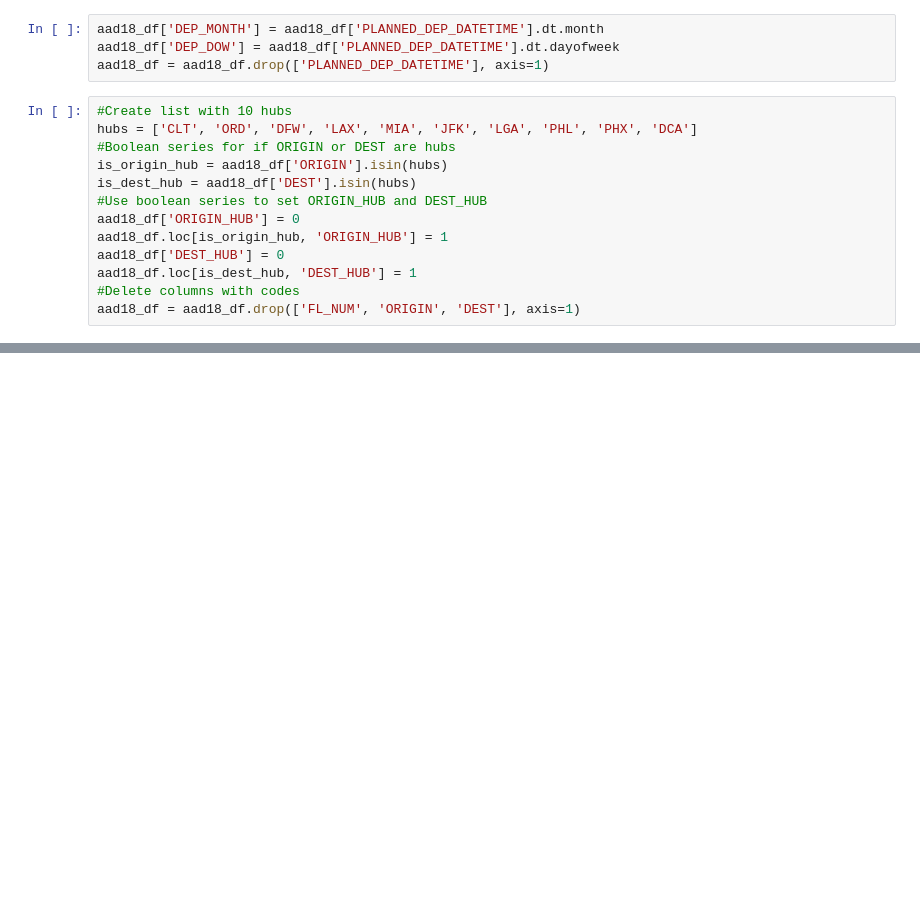
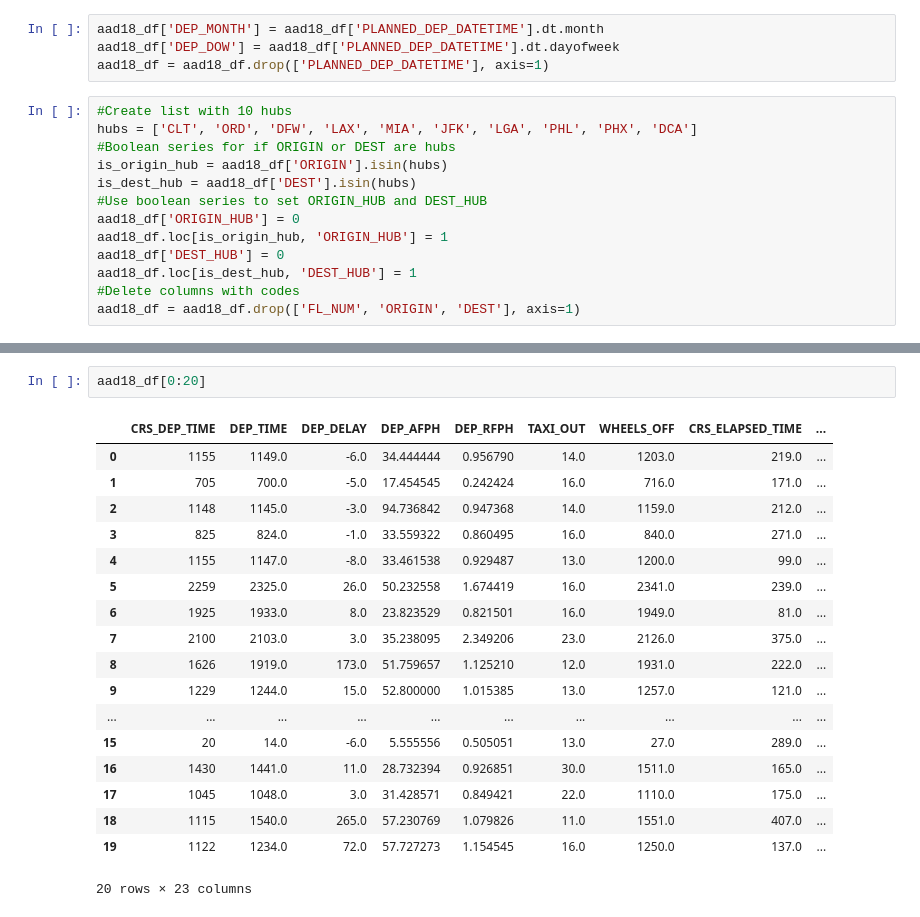
Before and after one commit to felix1220/pdf-example, a Jupyter notebook: Airlines.ipynb, the cells around one changed output, grey strips where cells are left out. Drawn from its saved outputs; the diff is of its cells as text; blank space fills up the shorter version.

```diff
--- a/Airlines.ipynb
+++ b/Airlines.ipynb
@@ -140,0 +176,21 @@ aad18_df = aad18_df.drop(['FL_NUM', 'ORIGIN', 'DEST'], axis=1)
+# %%
+aad18_df[0:20]
+# %% [output]
+|  | CRS_DEP_TIME | DEP_TIME | DEP_DELAY | DEP_AFPH | DEP_RFPH | TAXI_OUT | WHEELS_OFF | CRS_ELAPSED_TIME | ... |
+| 0 | 1155 | 1149.0 | -6.0 | 34.444444 | 0.956790 | 14.0 | 1203.0 | 219.0 | ... |
+| 1 | 705 | 700.0 | -5.0 | 17.454545 | 0.242424 | 16.0 | 716.0 | 171.0 | ... |
+| 2 | 1148 | 1145.0 | -3.0 | 94.736842 | 0.947368 | 14.0 | 1159.0 | 212.0 | ... |
+| 3 | 825 | 824.0 | -1.0 | 33.559322 | 0.860495 | 16.0 | 840.0 | 271.0 | ... |
+| 4 | 1155 | 1147.0 | -8.0 | 33.461538 | 0.929487 | 13.0 | 1200.0 | 99.0 | ... |
+| 5 | 2259 | 2325.0 | 26.0 | 50.232558 | 1.674419 | 16.0 | 2341.0 | 239.0 | ... |
+| 6 | 1925 | 1933.0 | 8.0 | 23.823529 | 0.821501 | 16.0 | 1949.0 | 81.0 | ... |
+| 7 | 2100 | 2103.0 | 3.0 | 35.238095 | 2.349206 | 23.0 | 2126.0 | 375.0 | ... |
+| 8 | 1626 | 1919.0 | 173.0 | 51.759657 | 1.125210 | 12.0 | 1931.0 | 222.0 | ... |
+| 9 | 1229 | 1244.0 | 15.0 | 52.800000 | 1.015385 | 13.0 | 1257.0 | 121.0 | ... |
+| ... | ... | ... | ... | ... | ... | ... | ... | ... | ... |
+| 15 | 20 | 14.0 | -6.0 | 5.555556 | 0.505051 | 13.0 | 27.0 | 289.0 | ... |
+| 16 | 1430 | 1441.0 | 11.0 | 28.732394 | 0.926851 | 30.0 | 1511.0 | 165.0 | ... |
+| 17 | 1045 | 1048.0 | 3.0 | 31.428571 | 0.849421 | 22.0 | 1110.0 | 175.0 | ... |
+| 18 | 1115 | 1540.0 | 265.0 | 57.230769 | 1.079826 | 11.0 | 1551.0 | 407.0 | ... |
+| 19 | 1122 | 1234.0 | 72.0 | 57.727273 | 1.154545 | 16.0 | 1250.0 | 137.0 | ... |
+20 rows × 23 columns
```
Also changed, not shown: parts of 3 cells of this notebook.
